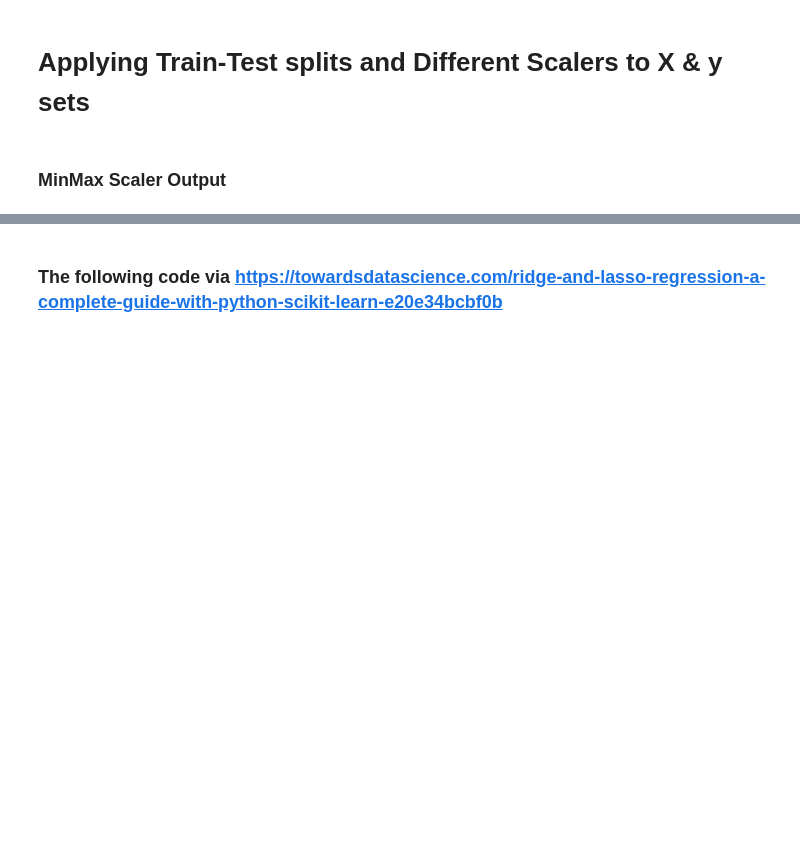
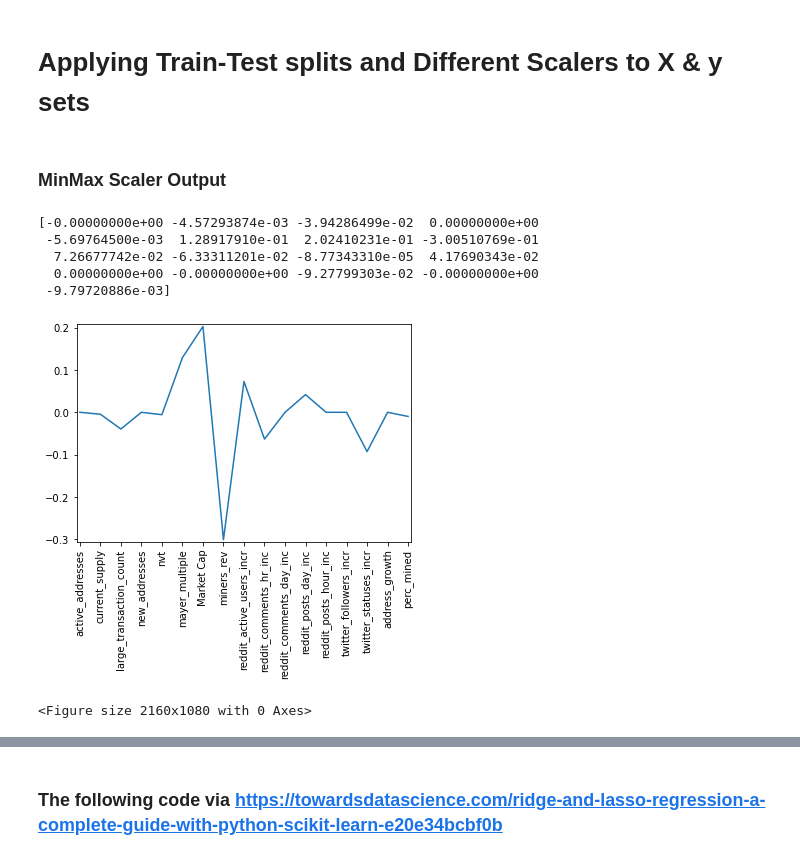
Before and after one commit to gdepalma93/nu_fintech_project_2, a Jupyter notebook: btc_dataframe_calc.ipynb, the cells around one changed output, grey strips where cells are left out. Drawn from its saved outputs; the diff is of its cells as text; code cells hidden in the pictures; blank space fills up the shorter version.

```diff
--- a/btc_dataframe_calc.ipynb
+++ b/btc_dataframe_calc.ipynb
@@ -137,15 +173,24 @@ y_test_mm_scaled = y_mm_scaler.transform(y_test)
 # %%
-lasso = Lasso(alpha=0.0001,normalize=True)
+lasso = Lasso(alpha=0.00001,normalize=True)
 # Fit the regressor to the data
 lasso.fit(X_train_mm_scaled,y_train_mm_scaled)
 # Compute and print the coefficients
 lasso_coef = lasso.coef_
 print(lasso_coef)
 # Plot the coefficients
 plt.plot(range(len(X_train_mm_scaled.columns)), lasso_coef)
-plt.xticks(range(len(X_train_mm_scaled.columns)), X_train_mm_scaled.columns.values, rotation=75)
+plt.xticks(range(len(X_train_mm_scaled.columns)), X_train_mm_scaled.columns.values, rotation=90)
 plt.margins(0.01)
+plt.figure(figsize=(30, 15))
 plt.show()
+# %% [output]
+[-0.00000000e+00 -4.57293874e-03 -3.94286499e-02  0.00000000e+00
+ -5.69764500e-03  1.28917910e-01  2.02410231e-01 -3.00510769e-01
+  7.26677742e-02 -6.33311201e-02 -8.77343310e-05  4.17690343e-02
+  0.00000000e+00 -0.00000000e+00 -9.27799303e-02 -0.00000000e+00
+ -9.79720886e-03]
+[figure, added]
+<Figure size 2160x1080 with 0 Axes>
 # %%
 columns = X_train_mm_scaled.columns
 lasso_coef_df = pd.DataFrame(lasso_coef)
```
Also changed, not shown: parts of 21 cells of this notebook, 3 other files.
